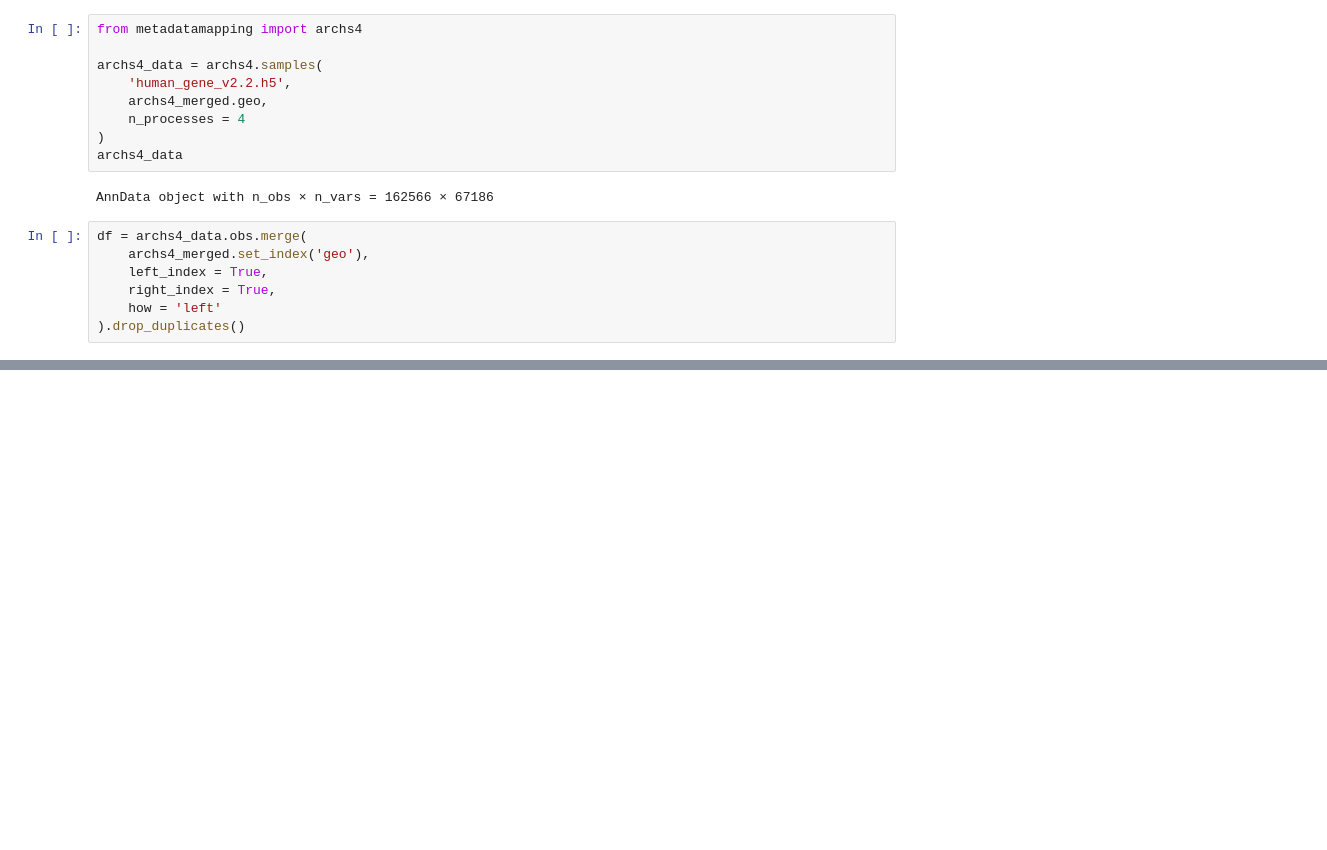
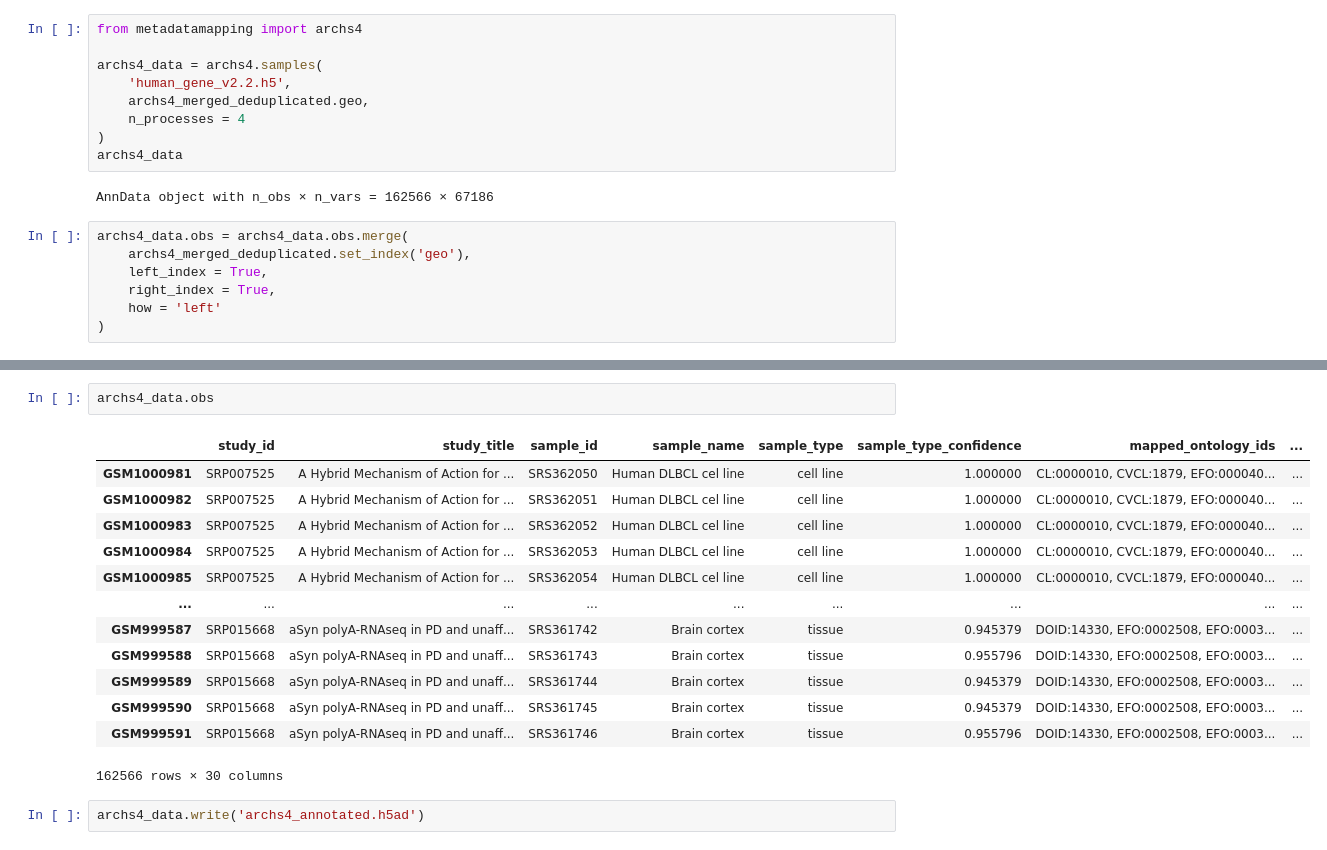
Before and after one commit to epigen/CellWhisperer, a Jupyter notebook: src/datasets/archs4/extract_archs4_data.ipynb, the cells around one changed output, grey strips where cells are left out. Drawn from its saved outputs; the diff is of its cells as text; blank space fills up the shorter version.

```diff
--- a/src/datasets/archs4/extract_archs4_data.ipynb
+++ b/src/datasets/archs4/extract_archs4_data.ipynb
@@ -256,16 +302,16 @@ from metadatamapping import archs4
 
 archs4_data = archs4.samples(
     'human_gene_v2.2.h5',
-    archs4_merged.geo,
+    archs4_merged_deduplicated.geo,
     n_processes = 4
 )
 archs4_data
 # %% [output]
 AnnData object with n_obs × n_vars = 162566 × 67186
 # %%
-df = archs4_data.obs.merge(
-    archs4_merged.set_index('geo'),
+archs4_data.obs = archs4_data.obs.merge(
+    archs4_merged_deduplicated.set_index('geo'),
     left_index = True,
     right_index = True,
     how = 'left'
-).drop_duplicates()
+)
@@ -274,0 +318,18 @@ False
+# %%
+archs4_data.obs
+# %% [output]
+|  | study_id | study_title | sample_id | sample_name | sample_type | sample_type_confidence | mapped_ontology_ids | ... |
+| GSM1000981 | SRP007525 | A Hybrid Mechanism of Action for ... | SRS362050 | Human DLBCL cel line | cell line | 1.000000 | CL:0000010, CVCL:1879, EFO:000040... | ... |
+| GSM1000982 | SRP007525 | A Hybrid Mechanism of Action for ... | SRS362051 | Human DLBCL cel line | cell line | 1.000000 | CL:0000010, CVCL:1879, EFO:000040... | ... |
+| GSM1000983 | SRP007525 | A Hybrid Mechanism of Action for ... | SRS362052 | Human DLBCL cel line | cell line | 1.000000 | CL:0000010, CVCL:1879, EFO:000040... | ... |
+| GSM1000984 | SRP007525 | A Hybrid Mechanism of Action for ... | SRS362053 | Human DLBCL cel line | cell line | 1.000000 | CL:0000010, CVCL:1879, EFO:000040... | ... |
+| GSM1000985 | SRP007525 | A Hybrid Mechanism of Action for ... | SRS362054 | Human DLBCL cel line | cell line | 1.000000 | CL:0000010, CVCL:1879, EFO:000040... | ... |
+| ... | ... | ... | ... | ... | ... | ... | ... | ... |
+| GSM999587 | SRP015668 | aSyn polyA-RNAseq in PD and unaff... | SRS361742 | Brain cortex | tissue | 0.945379 | DOID:14330, EFO:0002508, EFO:0003... | ... |
+| GSM999588 | SRP015668 | aSyn polyA-RNAseq in PD and unaff... | SRS361743 | Brain cortex | tissue | 0.955796 | DOID:14330, EFO:0002508, EFO:0003... | ... |
+| GSM999589 | SRP015668 | aSyn polyA-RNAseq in PD and unaff... | SRS361744 | Brain cortex | tissue | 0.945379 | DOID:14330, EFO:0002508, EFO:0003... | ... |
+| GSM999590 | SRP015668 | aSyn polyA-RNAseq in PD and unaff... | SRS361745 | Brain cortex | tissue | 0.945379 | DOID:14330, EFO:0002508, EFO:0003... | ... |
+| GSM999591 | SRP015668 | aSyn polyA-RNAseq in PD and unaff... | SRS361746 | Brain cortex | tissue | 0.955796 | DOID:14330, EFO:0002508, EFO:0003... | ... |
+162566 rows × 30 columns
+# %%
+archs4_data.write('archs4_annotated.h5ad')
```
Also changed, not shown: parts of 4 cells of this notebook, 12 other files.
